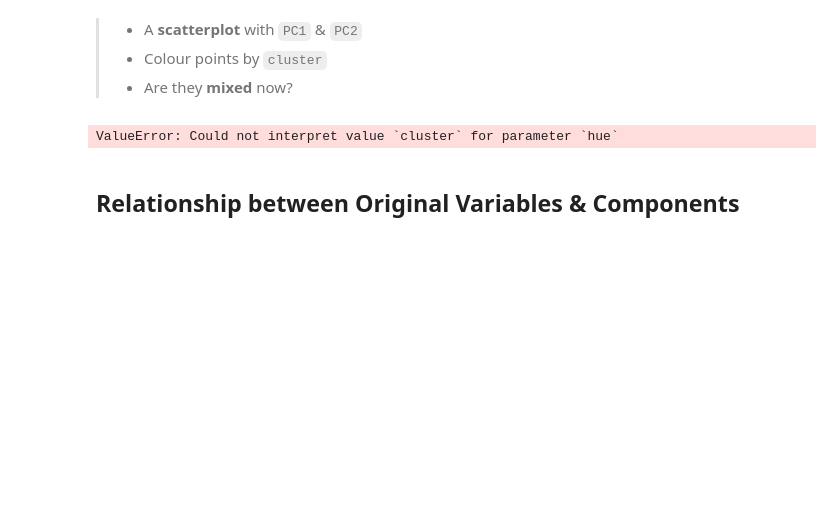
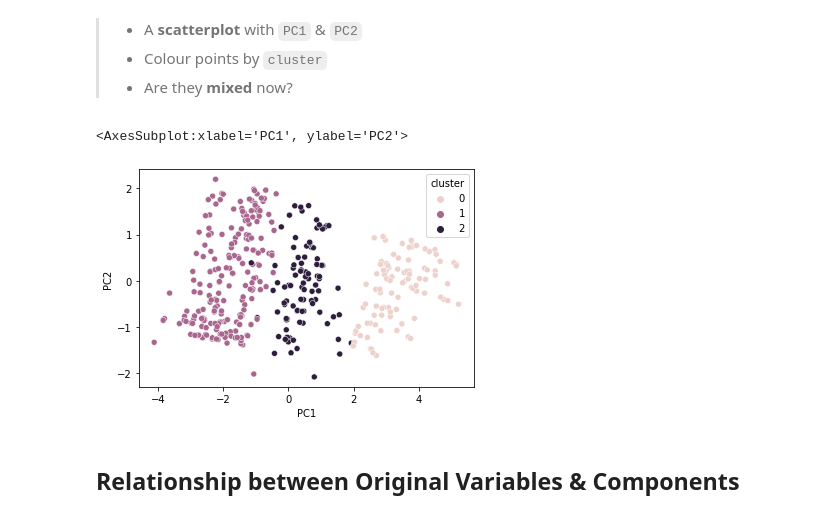
Before and after one commit to frands97/machine-learning-program, a Jupyter notebook: II Machine Learning & Deep Learning/#10. Componentes Principales (PCA)/10practice.ipynb, the cells around one changed output. Saved outputs shown, nothing was run; the diff lists cells and outputs as text; code cells hidden in the pictures; blank space fills up the shorter version.

```diff
--- a/II Machine Learning & Deep Learning/#10. Componentes Principales (PCA)/10practice.ipynb
+++ b/II Machine Learning & Deep Learning/#10. Componentes Principales (PCA)/10practice.ipynb
@@ -230,9 +226,10 @@ dfpca
 > - Colour points by `cluster`
 > - Are they **mixed** now?
 # %%
-sns.scatterplot(x='PC1', y='PC2', hue='cluster', data=dfpca)
+sns.scatterplot(x=dfpca.PC1, y=dfpca.PC2, hue=dfsel.cluster)
 # %% [output]
-ValueError: Could not interpret value `cluster` for parameter `hue`
+<AxesSubplot:xlabel='PC1', ylabel='PC2'>
+[figure, added]
 # %% [markdown]
 ## Relationship between Original Variables & Components
 # %% [markdown]
```
Also changed, not shown: parts of 2 cells of this notebook, 1 other file.
